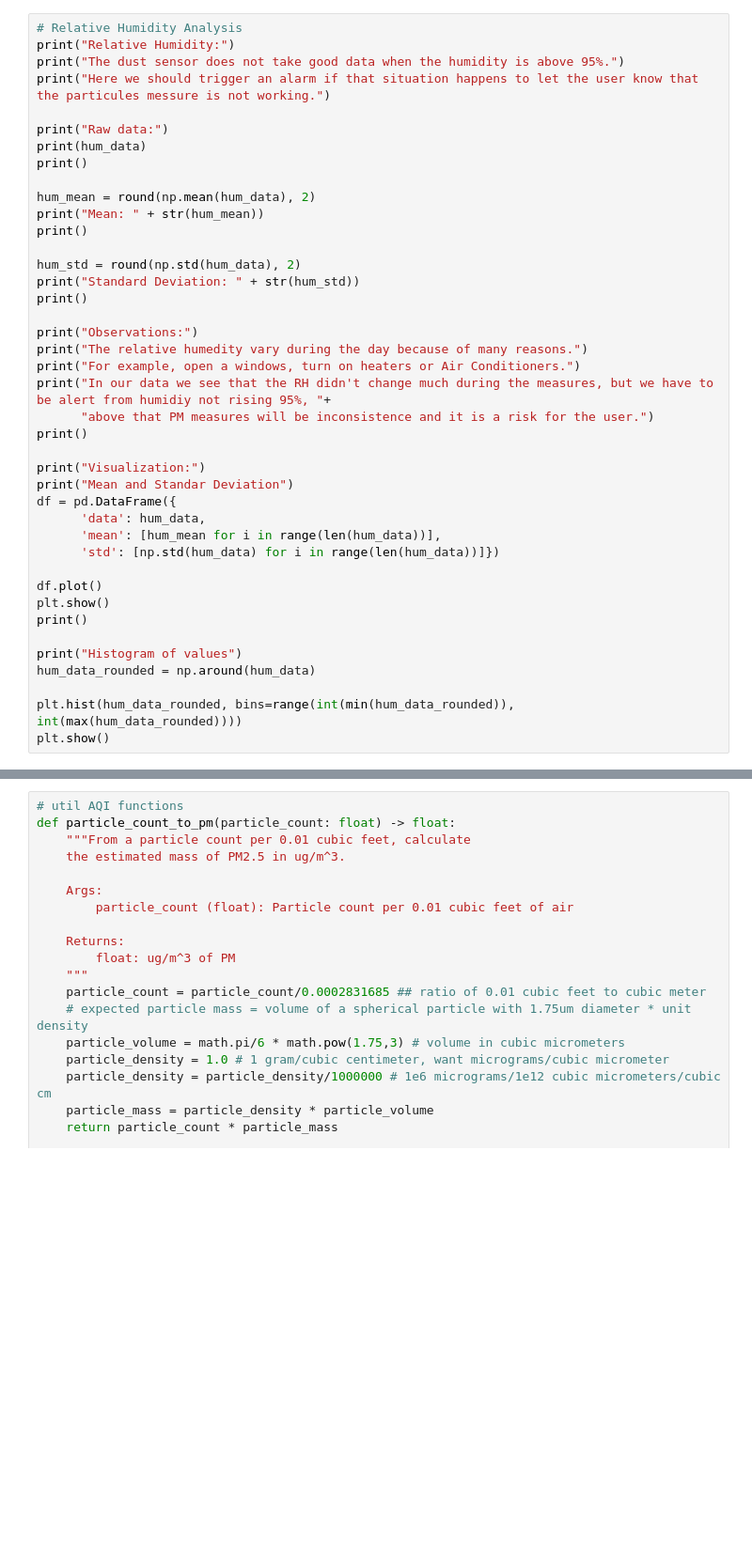
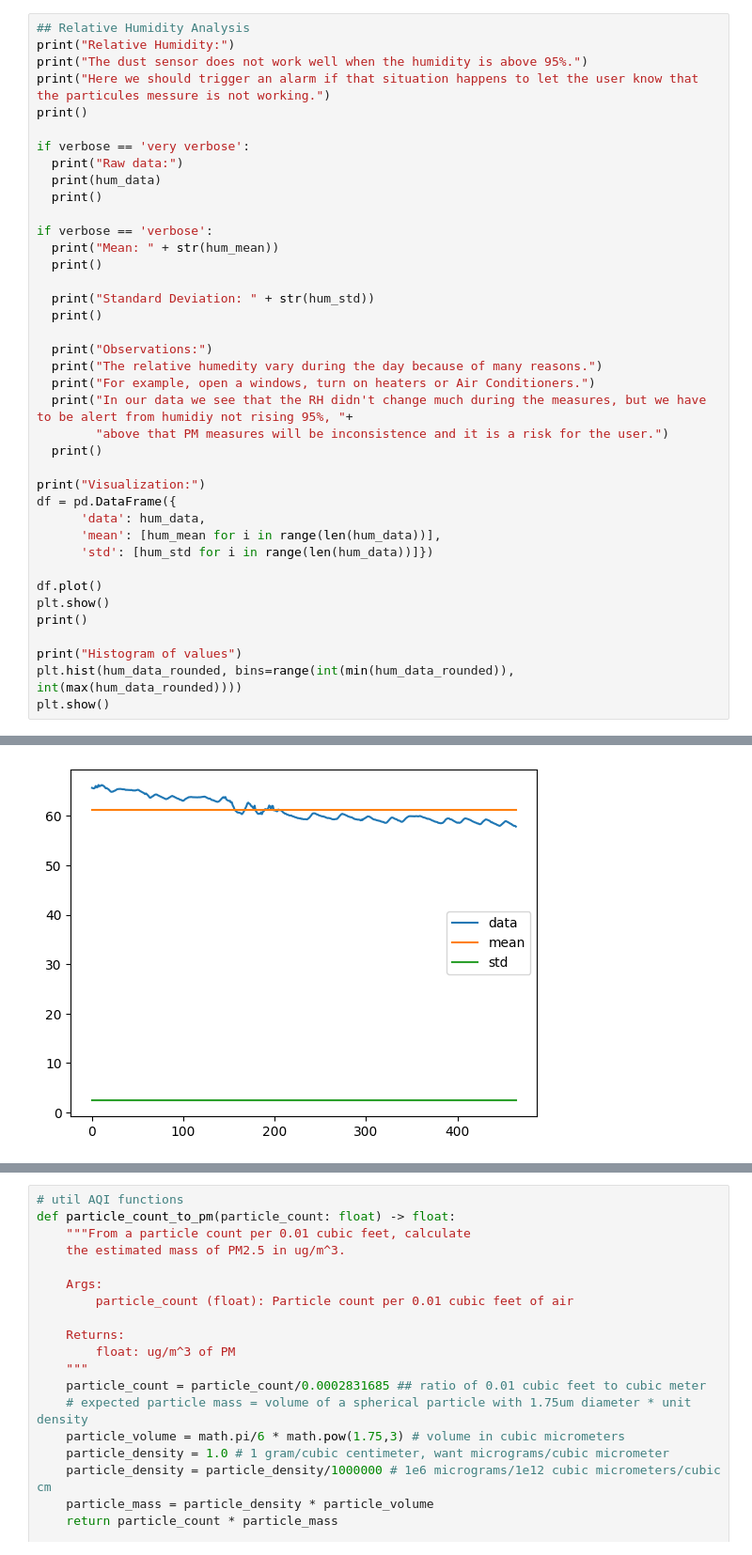
Before and after one commit to sergioscattone/DGMD-S14, a Jupyter notebook: colab_notebook.ipynb, the cells around one changed output, grey strips where cells are left out. Shown at 94% size. Drawn from its saved outputs; the diff is of its cells as text; blank space fills up the shorter version.

```diff
--- a/colab_notebook.ipynb
+++ b/colab_notebook.ipynb
@@ -70,41 +200,40 @@ plt.show()
 # %%
-# Relative Humidity Analysis
+## Relative Humidity Analysis
 print("Relative Humidity:")
-print("The dust sensor does not take good data when the humidity is above 95%.")
+print("The dust sensor does not work well when the humidity is above 95%.")
 print("Here we should trigger an alarm if that situation happens to let the user know that the particules messure is not working.")
-
-print("Raw data:")
-print(hum_data)
 print()
 
-hum_mean = round(np.mean(hum_data), 2)
-print("Mean: " + str(hum_mean))
-print()
+if verbose == 'very verbose':
+  print("Raw data:")
+  print(hum_data)
+  print()
 
-hum_std = round(np.std(hum_data), 2)
-print("Standard Deviation: " + str(hum_std))
-print()
+if verbose == 'verbose':
+  print("Mean: " + str(hum_mean))
+  print()
 
-print("Observations:")
-print("The relative humedity vary during the day because of many reasons.")
-print("For example, open a windows, turn on heaters or Air Conditioners.")
-print("In our data we see that the RH didn't change much during the measures, but we have to be alert from humidiy not rising 95%, "+
-      "above that PM measures will be inconsistence and it is a risk for the user.")
-print()
+  print("Standard Deviation: " + str(hum_std))
+  print()
+
+  print("Observations:")
+  print("The relative humedity vary during the day because of many reasons.")
+  print("For example, open a windows, turn on heaters or Air Conditioners.")
+  print("In our data we see that the RH didn't change much during the measures, but we have to be alert from humidiy not rising 95%, "+
+        "above that PM measures will be inconsistence and it is a risk for the user.")
+  print()
 
 print("Visualization:")
-print("Mean and Standar Deviation")
 df = pd.DataFrame({
       'data': hum_data,
       'mean': [hum_mean for i in range(len(hum_data))],
-      'std': [np.std(hum_data) for i in range(len(hum_data))]})
+      'std': [hum_std for i in range(len(hum_data))]})
 
 df.plot()
 plt.show()
 print()
 
 print("Histogram of values")
-hum_data_rounded = np.around(hum_data)
-
 plt.hist(hum_data_rounded, bins=range(int(min(hum_data_rounded)), int(max(hum_data_rounded))))
 plt.show()
+# %% [output]
@@ -110,0 +257 @@ plt.show()
+[figure, added]
```
Also changed, not shown: parts of 22 cells of this notebook.
